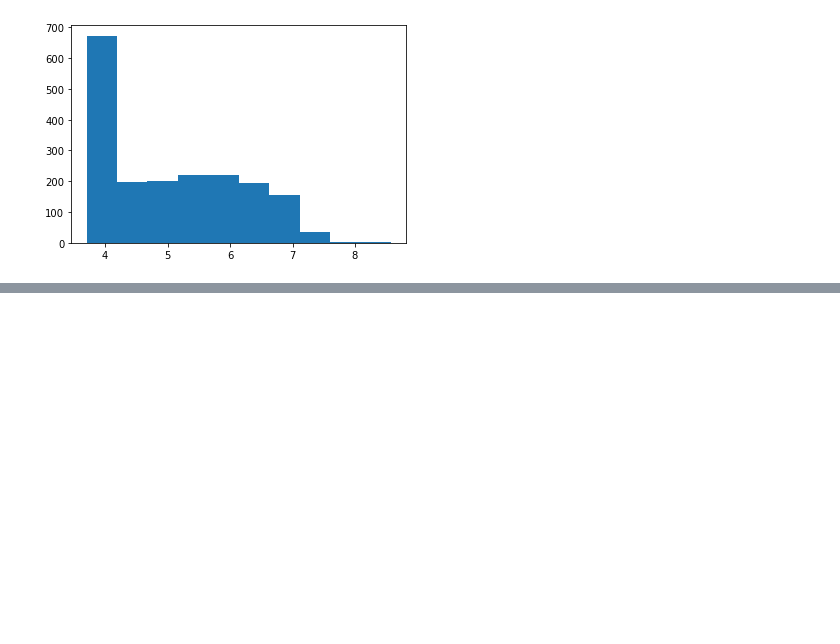
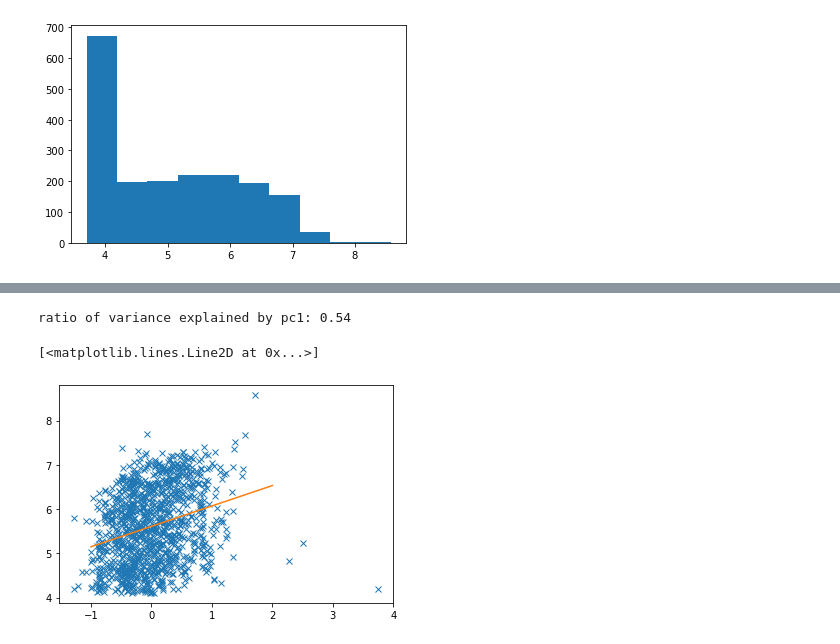
Before and after one commit to Elizabeth-Hayman/Data_science_practical, a Jupyter notebook: Data_ScienceFS.ipynb, the cells around one changed output, grey strips where cells are left out. Saved outputs shown, nothing was run; the diff lists cells and outputs as text; code cells hidden in the pictures; blank space fills up the shorter version.

```diff
--- a/Data_ScienceFS.ipynb
+++ b/Data_ScienceFS.ipynb
@@ -413,0 +471,38 @@ neural net: 0.23818878857614856
+# %%
+# linear regression on pc1 of pIC50 > 4.
+X_train_upper = X_train.loc[y_train > 4.1]
+X_test_upper = X_test.loc[y_test > 4.1]
+y_train_upper = y_train[y_train > 4.1]
+y_test_upper = y_test[y_test > 4.1]
+
+X_train_scaled = (X_train_upper-X_train_upper.mean()) / (2*X_train_upper.std())
+X_test_scaled = (X_test_upper-X_test_upper.mean()) / (2*X_test_upper.std())
+
+pca = decomposition.PCA(n_components=43)
+pca.fit(X_train_scaled)
+pc1_variance_ratio = pca.explained_variance_ratio_[0]
+print(f'ratio of variance explained by pc1: {pc1_variance_ratio:.2f}')
+
+X_train_transform = np.dot(X_train_scaled,pca.components_)
+pc1_train = X_train_transform[:,0]
+pc1_train = pc1_train.reshape(-1,1)
+
+X_test_transform = np.dot(X_test_scaled, pca.components_)
+pc1_test = X_test_transform[:,0]
+pc1_test = pc1_test.reshape(-1,1)
+
+regressor_ln_pca = LinearRegression()
+regressor_ln_pca.fit(pc1_train, y_train_upper.values.reshape(-1,1))
+m = regressor_ln_pca.coef_
+c = regressor_ln_pca.intercept_
+x_fit = np.linspace(-1,2,1000)
+y_fit = m*x_fit + c
+#r2 = regressor_ln_pca.score(pc1_test,y_test_upper.values.reshape(-1,1))
+#print(f'coeficient of determination: {r2:.2f}')
+
+plt.plot(X_train_transform[:,0], y_train_upper, 'x')
+plt.plot(x_fit, y_fit[0])
+# %% [output]
+ratio of variance explained by pc1: 0.54
+[<matplotlib.lines.Line2D at 0x...>]
+[figure, added]
```
Also changed, not shown: parts of 10 cells of this notebook, 2 other files.
